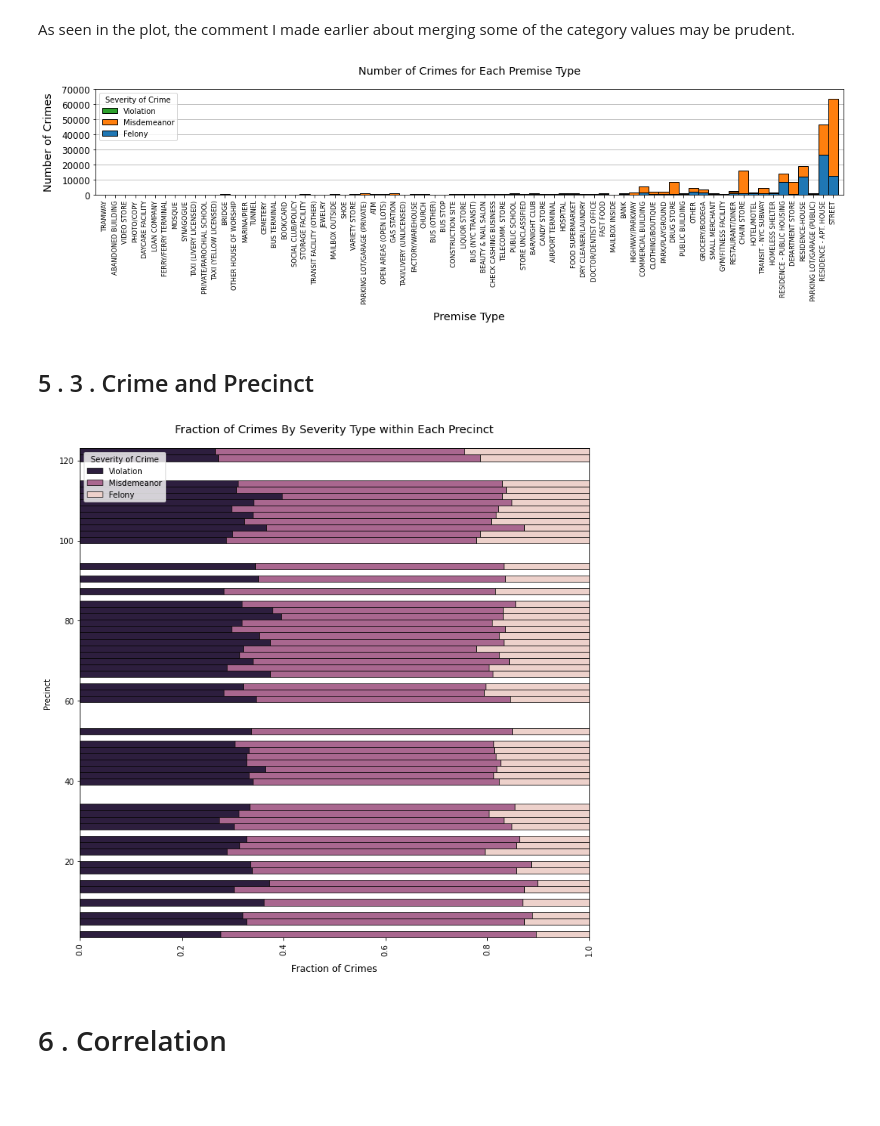
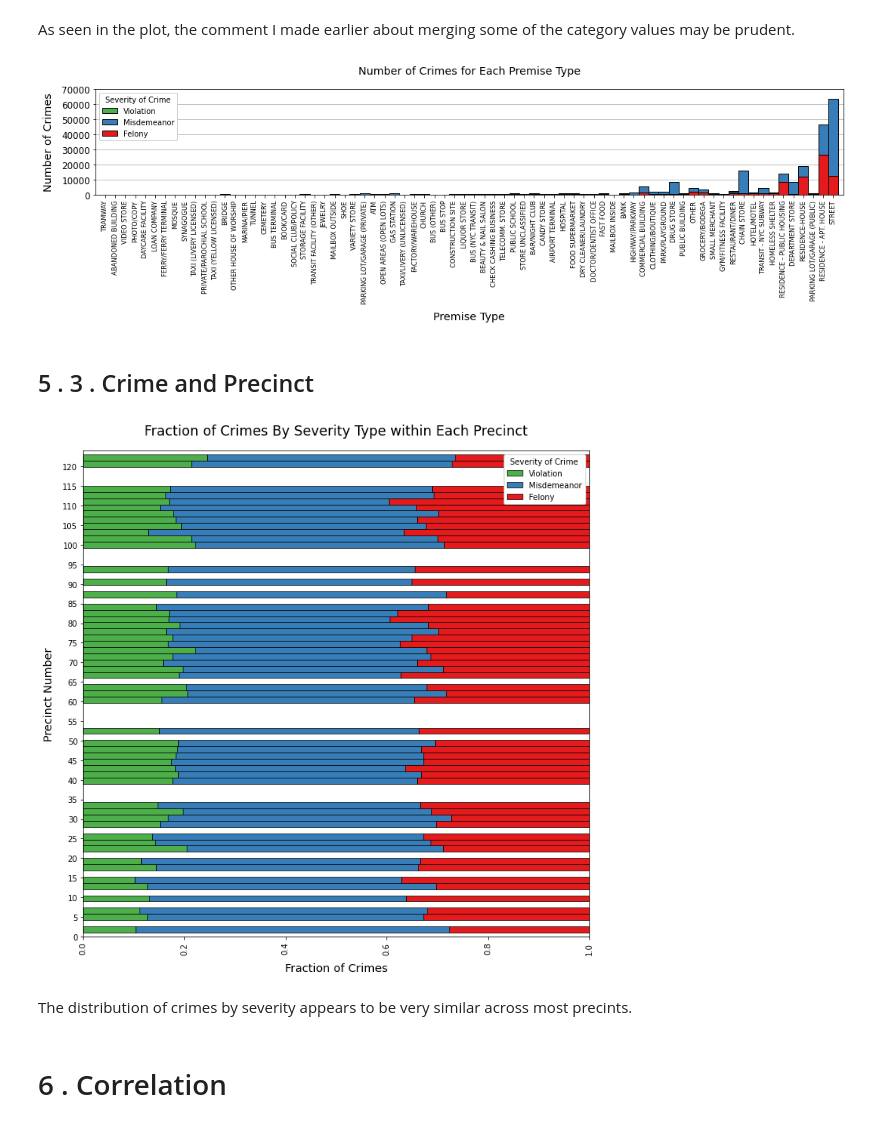
Before and after one commit to bngrossmann/new-york-crime-analysis, a Jupyter notebook: New_York_Crime_Analysis.ipynb, the cells around one changed output. Drawn from its saved outputs; the diff is of its cells as text; code cells hidden in the pictures; blank space fills up the shorter version.

```diff
--- a/New_York_Crime_Analysis.ipynb
+++ b/New_York_Crime_Analysis.ipynb
@@ -770,36 +818,39 @@ As seen in the plot, the comment I made earlier about merging some of the catego
 # fig, axe = plt.subplots(ncols=1,nrows=1,figsize=(8,6),tight_layout=True)
 import matplotlib.ticker
 plt.figure(figsize=(15,5),tight_layout=True)
-axe = sns.histplot(data=df, x="PREM_TYP_DESC",hue="LAW_CAT_CD",palette="tab10",\
+axe = sns.histplot(data=df, x="PREM_TYP_DESC",hue="LAW_CAT_CD",palette="Set1",\
              edgecolor="black",alpha=1,zorder=3)
 axe.set_title("Number of Crimes for Each Premise Type",fontsize="x-large",pad=20)
 axe.set_xlabel("Premise Type",fontsize="x-large",labelpad=10)
 axe.set_ylabel("Number of Crimes",fontsize="x-large",labelpad=10)
-axe.yaxis.set_major_formatter(ticker.FunctionFormatter(lambda x, p
 axe.yaxis.grid(True,zorder=0);
 axe.set_yscale("linear")
 axe.set_yticks(range(0,80000,10000))
 axe.tick_params(left=True,axis="y",labelsize="large")
 axe.tick_params(axis="x",labelrotation=90,labelsize="small")
 plt.xlim(df["PREM_TYP_DESC"].nunique(),-1)
-axe.legend(title="Severity of Crime",labels=["Violation","Misdemeanor","Felony"],loc=0)
+axe.legend(title="Severity of Crime",labels=["Violation","Misdemeanor","Felony"],loc=0,framealpha=1)
 plt.show()
 # %% [output]
-[figure, old version]
+[figure, new version]
 # %% [markdown]
 ## 5 . 3 . Crime and Precinct
 # %%
 # fig, axe = plt.subplots(ncols=1,nrows=1,figsize=(8,6),tight_layout=True)
 plt.figure(figsize=(10,10),tight_layout=True)
-axe = sns.histplot(data=df, y="ADDR_PCT_CD",hue="LAW_CAT_CD",hue_order=[0,1,2],\
+axe = sns.histplot(data=df, y="ADDR_PCT_CD",hue="LAW_CAT_CD",hue_order=[2,1,0],palette="Set1",\
              edgecolor="black",alpha=1,multiple="fill")
-axe.set_title("Fraction of Crimes By Severity Type within Each Precinct",fontsize="x-large",pad=20)
-axe.set_ylabel("Precinct",labelpad=10)
-axe.set_xlabel("Fraction of Crimes",fontsize="large",labelpad=10)
+axe.set_title("Fraction of Crimes By Severity Type within Each Precinct",fontsize="xx-large",pad=20)
+axe.set_ylabel("Precinct Number",labelpad=10, fontsize="x-large")
+axe.set_xlabel("Fraction of Crimes",fontsize="x-large",labelpad=10)
 axe.yaxis.grid(False);
+plt.ylim(0, df["ADDR_PCT_CD"].unique().max()+1)
+axe.set_yticks(range(0,125,5))
 axe.tick_params(left=True)
 axe.tick_params(axis="x",labelrotation=90)
-axe.legend(title="Severity of Crime",labels=["Violation","Misdemeanor","Felony"])
+axe.legend(title="Severity of Crime",labels=["Violation","Misdemeanor","Felony"],framealpha=1)
 plt.show()
 # %% [output]
-[figure, old version]
+[figure, new version]
+# %% [markdown]
+The distribution of crimes by severity appears to be very similar across most precints.
```
Also changed, not shown: parts of 19 cells of this notebook.
